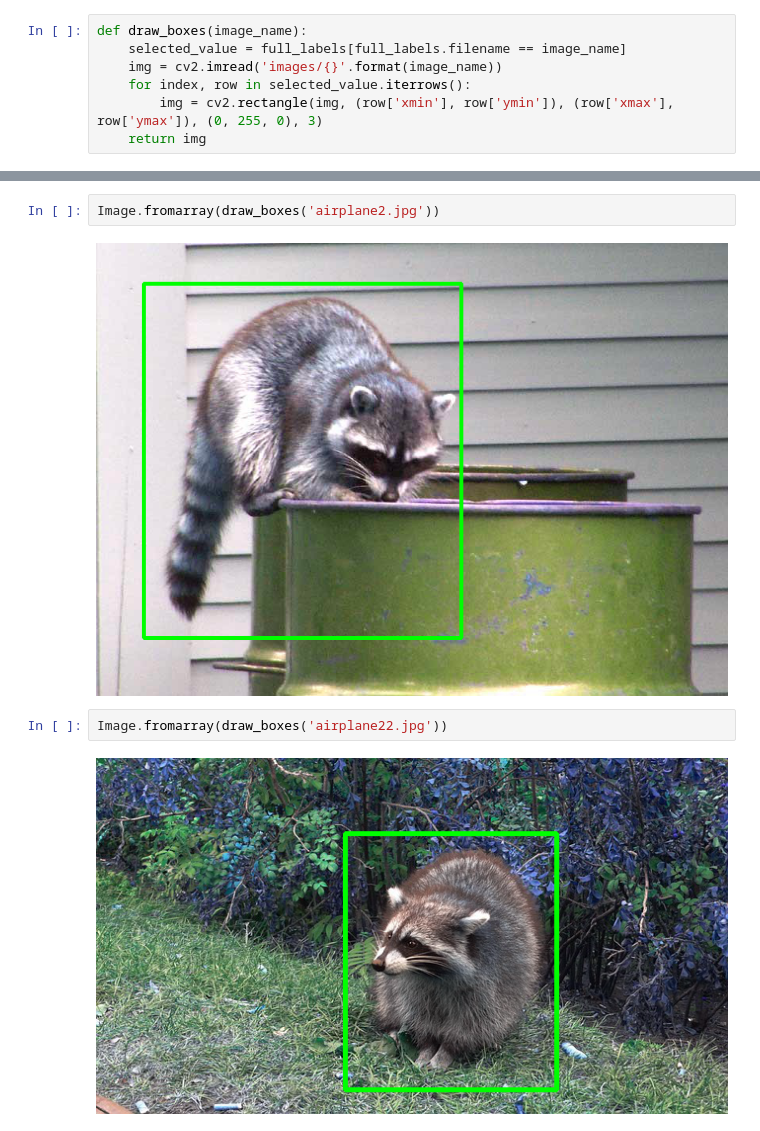
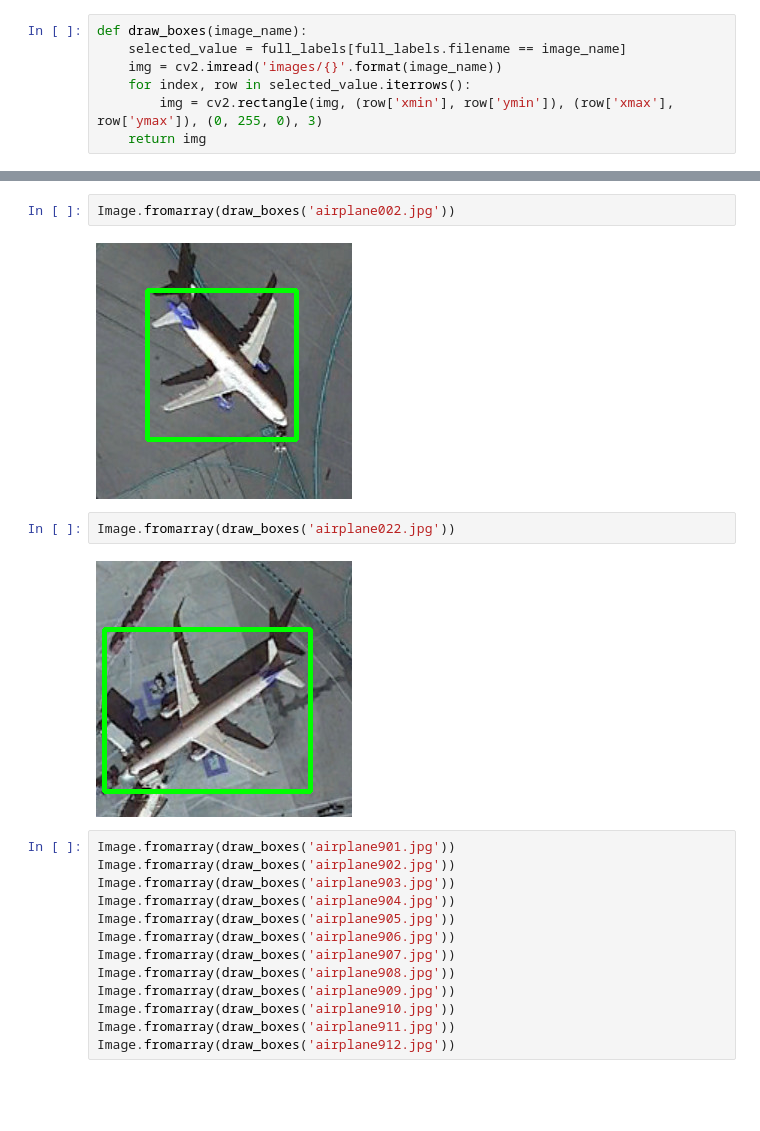
Before and after one commit to seyfullah/raccoon_dataset, a Jupyter notebook: draw boxes.ipynb, the cells around one changed output, grey strips where cells are left out. Saved outputs shown, nothing was run; the diff lists cells and outputs as text; blank space fills up the shorter version.

```diff
--- a/draw boxes.ipynb
+++ b/draw boxes.ipynb
@@ -47,8 +47,21 @@ Image.fromarray(draw_boxes('airplane40.jpg'))
 # %%
-Image.fromarray(draw_boxes('airplane2.jpg'))
+Image.fromarray(draw_boxes('airplane002.jpg'))
 # %% [output]
-[figure, old version]
+[figure, new version]
 # %%
-Image.fromarray(draw_boxes('airplane22.jpg'))
+Image.fromarray(draw_boxes('airplane022.jpg'))
 # %% [output]
-[figure, old version]
+[figure, new version]
+# %%
+Image.fromarray(draw_boxes('airplane901.jpg'))
+Image.fromarray(draw_boxes('airplane902.jpg'))
+Image.fromarray(draw_boxes('airplane903.jpg'))
+Image.fromarray(draw_boxes('airplane904.jpg'))
+Image.fromarray(draw_boxes('airplane905.jpg'))
+Image.fromarray(draw_boxes('airplane906.jpg'))
+Image.fromarray(draw_boxes('airplane907.jpg'))
+Image.fromarray(draw_boxes('airplane908.jpg'))
+Image.fromarray(draw_boxes('airplane909.jpg'))
+Image.fromarray(draw_boxes('airplane910.jpg'))
+Image.fromarray(draw_boxes('airplane911.jpg'))
+Image.fromarray(draw_boxes('airplane912.jpg'))
```
Also changed, not shown: parts of 7 cells of this notebook, 18 other files.
